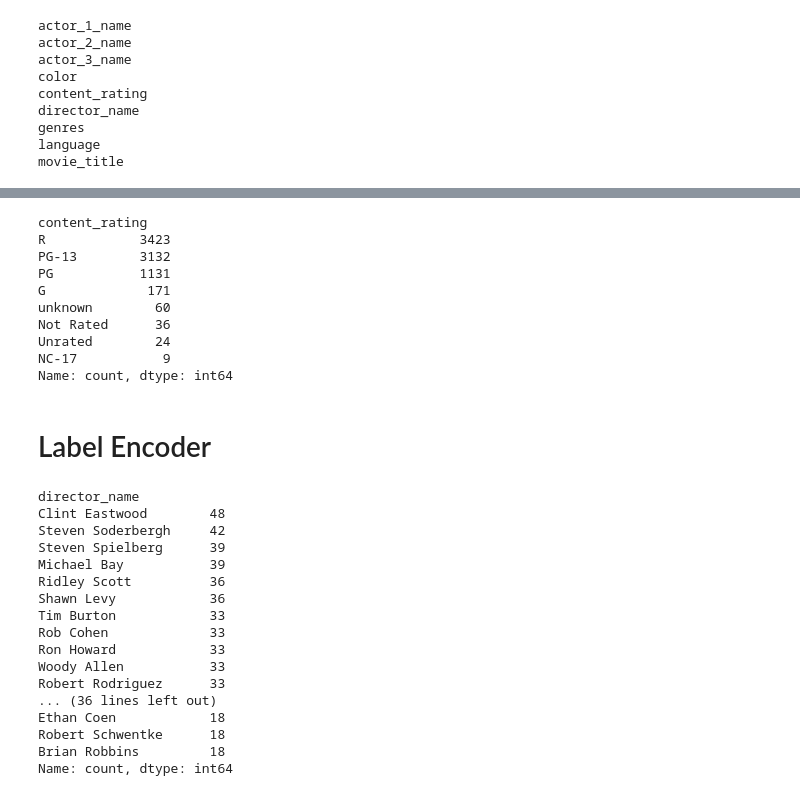
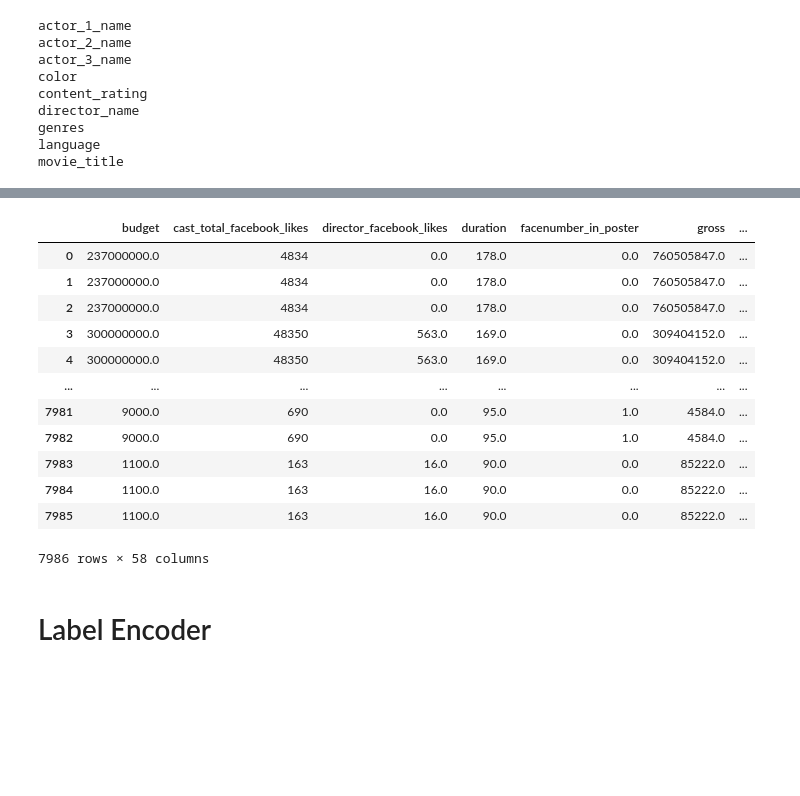
Before and after one commit to 36kp/module-16-project, a Jupyter notebook: src/imdb_analysis.ipynb, the cells around one changed output, grey strips where cells are left out. Cells and saved outputs as stored; diff of their text form; code cells hidden in the pictures; blank space fills up the shorter version.

```diff
--- a/src/imdb_analysis.ipynb
+++ b/src/imdb_analysis.ipynb
@@ -201,19 +213,24 @@ imdb_df_filtered.drop(columns=drop_columns)
 # %%
-# imdb_df_filtered['genres'] = imdb_df_filtered['genres'].apply(lambda x: x.split('|'))
-# imdb_df_filtered = imdb_df_filtered.explode(column='genres')
+imdb_df_filtered['genres'] = imdb_df_filtered['genres'].apply(lambda x: x.split('|'))
+genre_dummies = imdb_df_filtered['genres'].explode().str.get_dummies().groupby(level=0).max()
+imdb_df_filtered2 = pd.concat([imdb_df_filtered.drop(columns=['genres']), genre_dummies], axis=1)
+imdb_df_filtered2
+# %% [output]
+|  | budget | cast_total_facebook_likes | director_facebook_likes | duration | facenumber_in_poster | gross | ... |
+| 0 | 237000000.0 | 4834 | 0.0 | 178.0 | 0.0 | 760505847.0 | ... |
+| 1 | 237000000.0 | 4834 | 0.0 | 178.0 | 0.0 | 760505847.0 | ... |
+| 2 | 237000000.0 | 4834 | 0.0 | 178.0 | 0.0 | 760505847.0 | ... |
+| 3 | 300000000.0 | 48350 | 563.0 | 169.0 | 0.0 | 309404152.0 | ... |
+| 4 | 300000000.0 | 48350 | 563.0 | 169.0 | 0.0 | 309404152.0 | ... |
+| ... | ... | ... | ... | ... | ... | ... | ... |
+| 7981 | 9000.0 | 690 | 0.0 | 95.0 | 1.0 | 4584.0 | ... |
+| 7982 | 9000.0 | 690 | 0.0 | 95.0 | 1.0 | 4584.0 | ... |
+| 7983 | 1100.0 | 163 | 16.0 | 90.0 | 0.0 | 85222.0 | ... |
+| 7984 | 1100.0 | 163 | 16.0 | 90.0 | 0.0 | 85222.0 | ... |
+| 7985 | 1100.0 | 163 | 16.0 | 90.0 | 0.0 | 85222.0 | ... |
+7986 rows × 58 columns
 # %%
-imdb_df_filtered['content_rating'].value_counts()
+imdb_df_filtered['actors_Encoded'].value_counts()
-# %% [output]
-content_rating
-R            3423
-PG-13        3132
-PG           1131
-G             171
-unknown        60
-Not Rated      36
-Unrated        24
-NC-17           9
-Name: count, dtype: int64
 # %% [markdown]
 # Label Encoder
 # %%
@@ -227,23 +244,5 @@ Name: count, dtype: int64
 #     encoded_column = f"{column}_encoded"
 #     imdb_df_filtered[encoded_column] = label_encoder.fit_transform(imdb_df_filtered[column])
 # %%
-imdb_df_filtered['director_name'].value_counts().head(50)
+# imdb_df_filtered['director_name'].value_counts().head(50)
-# %% [output]
-director_name
-Clint Eastwood        48
-Steven Soderbergh     42
-Steven Spielberg      39
-Michael Bay           39
-Ridley Scott          36
-Shawn Levy            36
-Tim Burton            33
-Rob Cohen             33
-Ron Howard            33
-Woody Allen           33
-Robert Rodriguez      33
-... (36 lines left out)
-Ethan Coen            18
-Robert Schwentke      18
-Brian Robbins         18
-Name: count, dtype: int64
 # %%
```
Also changed, not shown: parts of 25 cells of this notebook.
